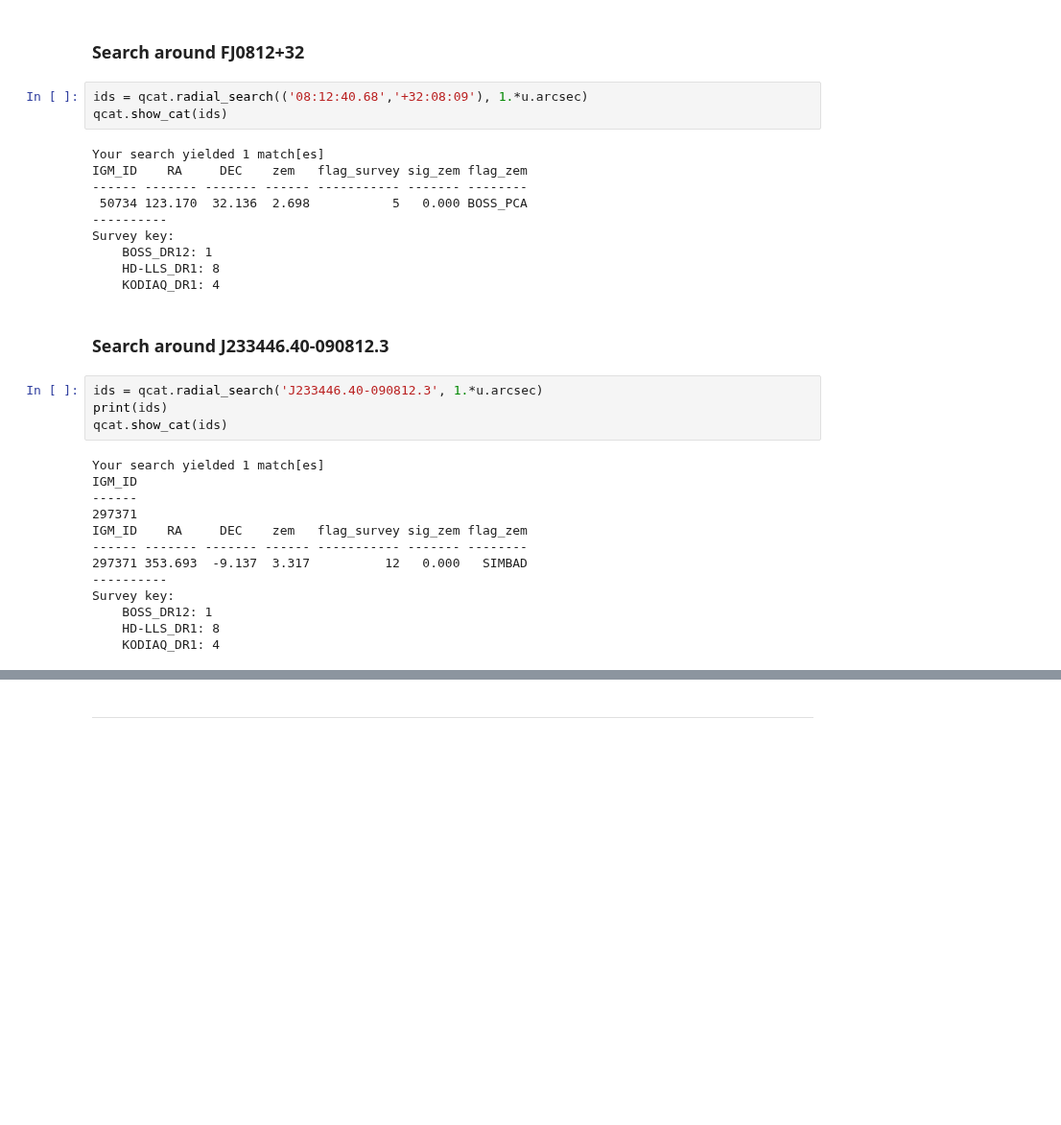
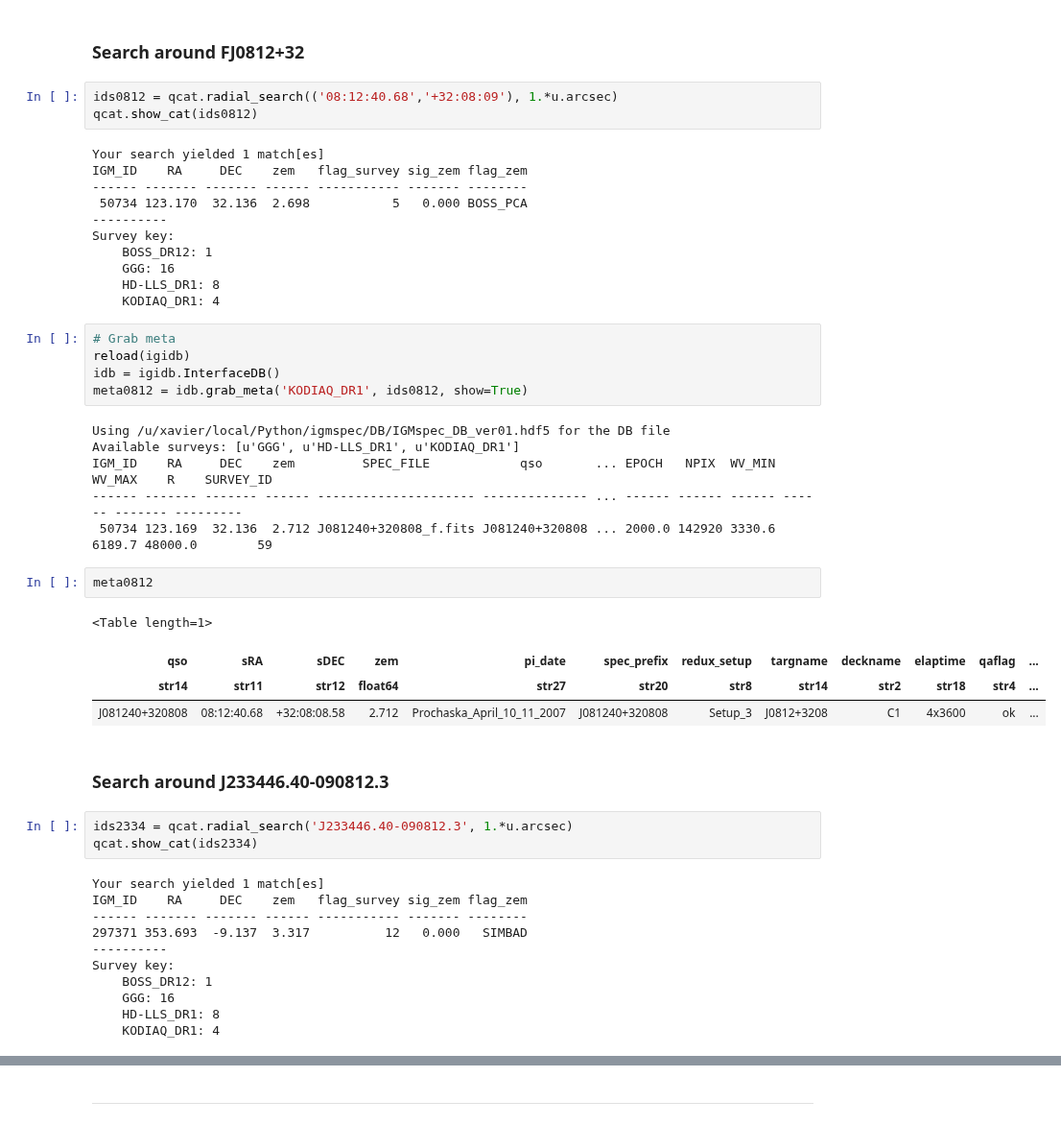
Before and after one commit to specdb/igmspec, a Jupyter notebook: docs/examples/Simple_Usage.ipynb, the cells around one changed output, grey strips where cells are left out. Shown at 96% size. Cells and saved outputs as stored; diff of their text form; blank space fills up the shorter version.

```diff
--- a/docs/examples/Simple_Usage.ipynb
+++ b/docs/examples/Simple_Usage.ipynb
@@ -42,8 +41,8 @@ idb
 # %% [markdown]
 ### Search around FJ0812+32
 # %%
-ids = qcat.radial_search(('08:12:40.68','+32:08:09'), 1.*u.arcsec)
-qcat.show_cat(ids)
+ids0812 = qcat.radial_search(('08:12:40.68','+32:08:09'), 1.*u.arcsec)
+qcat.show_cat(ids0812)
 # %% [output]
 Your search yielded 1 match[es]
 IGM_ID    RA     DEC    zem   flag_survey sig_zem flag_zem
@@ -52,24 +51,40 @@ IGM_ID    RA     DEC    zem   flag_survey sig_zem flag_zem
 ----------
 Survey key:
     BOSS_DR12: 1
+    GGG: 16
     HD-LLS_DR1: 8
     KODIAQ_DR1: 4
+# %%
+# Grab meta
+reload(igidb)
+idb = igidb.InterfaceDB()
+meta0812 = idb.grab_meta('KODIAQ_DR1', ids0812, show=True)
+# %% [output]
+Using /u/xavier/local/Python/igmspec/DB/IGMspec_DB_ver01.hdf5 for the DB file
+Available surveys: [u'GGG', u'HD-LLS_DR1', u'KODIAQ_DR1']
+IGM_ID    RA     DEC    zem         SPEC_FILE            qso       ... EPOCH   NPIX  WV_MIN WV_MAX    R    SURVEY_ID
+------ ------- ------- ------ --------------------- -------------- ... ------ ------ ------ ------ ------- ---------
+ 50734 123.169  32.136  2.712 J081240+320808_f.fits J081240+320808 ... 2000.0 142920 3330.6 6189.7 48000.0        59
+# %%
+meta0812
+# %% [output]
+<Table length=1>
+| qso | sRA | sDEC | zem | pi_date | spec_prefix | redux_setup | targname | deckname | elaptime | qaflag | ... |
+| str14 | str11 | str12 | float64 | str27 | str20 | str8 | str14 | str2 | str18 | str4 | ... |
+| J081240+320808 | 08:12:40.68 | +32:08:08.58 | 2.712 | Prochaska_April_10_11_2007 | J081240+320808 | Setup_3 | J0812+3208 | C1 | 4x3600 | ok | ... |
 # %% [markdown]
 ### Search around J233446.40-090812.3
 # %%
-ids = qcat.radial_search('J233446.40-090812.3', 1.*u.arcsec)
-print(ids)
-qcat.show_cat(ids)
+ids2334 = qcat.radial_search('J233446.40-090812.3', 1.*u.arcsec)
+qcat.show_cat(ids2334)
 # %% [output]
 Your search yielded 1 match[es]
-IGM_ID
-------
-297371
 IGM_ID    RA     DEC    zem   flag_survey sig_zem flag_zem
 ------ ------- ------- ------ ----------- ------- --------
 297371 353.693  -9.137  3.317          12   0.000   SIMBAD
 ----------
 Survey key:
     BOSS_DR12: 1
+    GGG: 16
     HD-LLS_DR1: 8
     KODIAQ_DR1: 4
```
Also changed, not shown: parts of 33 cells of this notebook, 8 other files.
